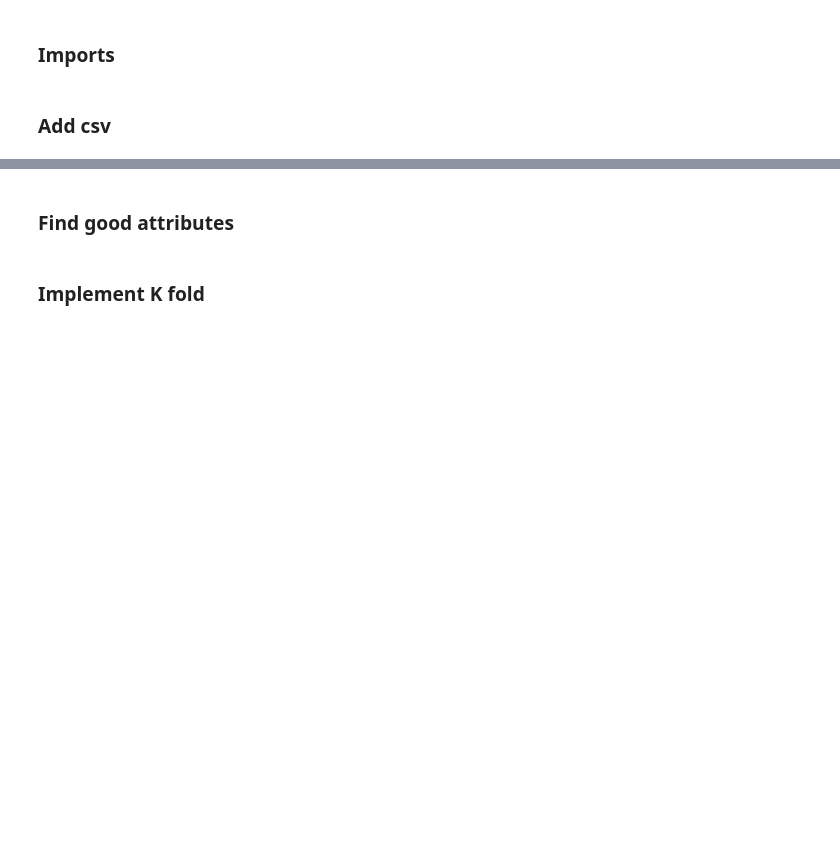
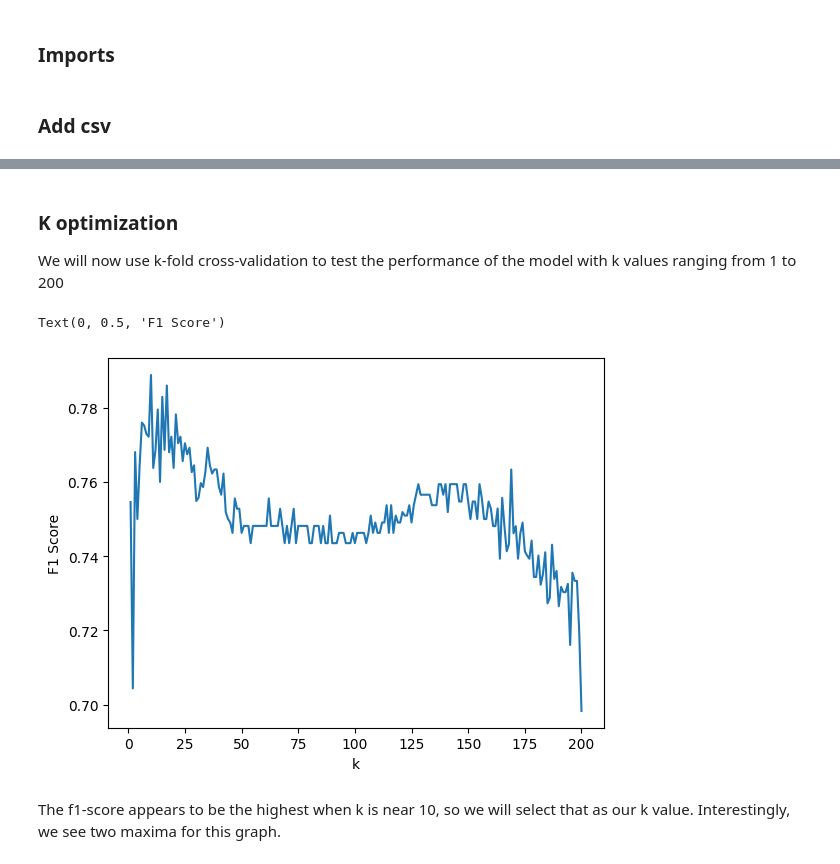
Before and after one commit to beaumartin25/cs5830_project4, a Jupyter notebook: project4.ipynb, the cells around one changed output, grey strips where cells are left out. Cells and saved outputs as stored; diff of their text form; code cells hidden in the pictures; blank space fills up the shorter version.

```diff
--- a/project4.ipynb
+++ b/project4.ipynb
@@ -21,0 +130,11 @@ df
+# %%
+selected_features = [
+    'age_s',
+    'thalach_s',
+    'oldpeak_s',
+    'sex',
+    'cp',
+    'slope',
+    'ca',
+    'thal',
+]
@@ -22,11 +145,6 @@ df
 # %%
 
-
-# standardize age and bp
+# standardize numeric features
 df['age_s'] = (df.age - df.age.mean())/df.age.std()
-df['trestbps_s'] = (df.trestbps - df.trestbps.mean())/df.trestbps.std()
-df['chol_s'] = (df.chol - df.chol.mean())/df.chol.std()
-df['fbs_s'] = (df.fbs - df.fbs.mean())/df.fbs.std()
-# display(df.age_s)
+df['thalach_s'] = (df.thalach - df.thalach.mean())/df.thalach.std()
+df['oldpeak_s'] = (df.oldpeak - df.oldpeak.mean())/df.oldpeak.std()
-# %% [markdown]
-### Find good attributes
@@ -78,10 +151,12 @@ print(f'precision={p}, recall={r}, f-score={f}, support={s}')
-# %% [markdown]
-### Implement K fold
+# %% [markdown]
+### K optimization
+
+We will now use k-fold cross-validation to test the performance of the model with k values ranging from 1 to 200
 # %%
 import pandas as pd
 import numpy as np
 from sklearn.metrics import precision_recall_fscore_support
-from sklearn.model_selection import train_test_split, KFold, GridSearchCV
+from sklearn.model_selection import train_test_split, cross_validate, KFold, GridSearchCV
 from sklearn.neighbors import NearestNeighbors
 
 
@@ -99,40 +174,44 @@ def predict_and_evaluate(X, y, k_values, n_splits=10):
         for train_index, test_index in kf.split(X):
             X_train, X_test = X[train_index], X[test_index]
             y_train, y_test = y[train_index], y[test_index]
 
             # Create nearest neighbors object
             nn = NearestNeighbors(n_neighbors=k, metric='euclidean', algorithm='auto')
             nn.fit(X_train)
 
             # Find the k nearest neighbors to the test set
             distances, indices = nn.kneighbors(X_test)
 
             for i in range(len(X_test)):
                 nbrs_diseased = y_train[indices[i]].flatten()
                 predict = pd.Series(nbrs_diseased).mode()[0]  # Most common label
                 y_pred.append(predict)
                 y_true.append(y_test[i][0])
 
         # Calculate precision, recall, and F1 scores
         (p, r, f, s) = precision_recall_fscore_support(y_true, y_pred, labels=[1])
         results.append((k, p, r, f, s))
 
     return results
 
 # Main execution
-age = 'age_s'
-trestbps = 'trestbps_s'
-chol = 'chol_s'
-fbs = 'fbs_s'
-
-X = df[[age, trestbps, chol, fbs]].values
+X = df[selected_features].values
 y = df[['disease']].values
 
 
 # Define the range of k values to try
-k_values = range(1, 21)  # Test k from 1 to 20
+k_values = range(1, 201)  # Test k from 1 to 120
 results = predict_and_evaluate(X, y, k_values)
 
-# Print the results
-for k, p, r, f, s in results:
-    print(f'k={k}, precision={p}, recall={r}, f-score={f}, support={s}')
+# # Print the results
+# for k, p, r, f, s in results:
+#     print(f'k={k}, precision={p}, recall={r}, f-score={f}, support={s}')
+
+plt.plot([x[0] for x in results], [x[3] for x in results])
+plt.xlabel('k')
+plt.ylabel('F1 Score')
+# %% [output]
+Text(0, 0.5, 'F1 Score')
+[figure, added]
+# %% [markdown]
+The f1-score appears to be the highest when k is near 10, so we will select that as our k value. Interestingly, we see two maxima for this graph.
```
Also changed, not shown: parts of 11 cells of this notebook, 2 other files.
